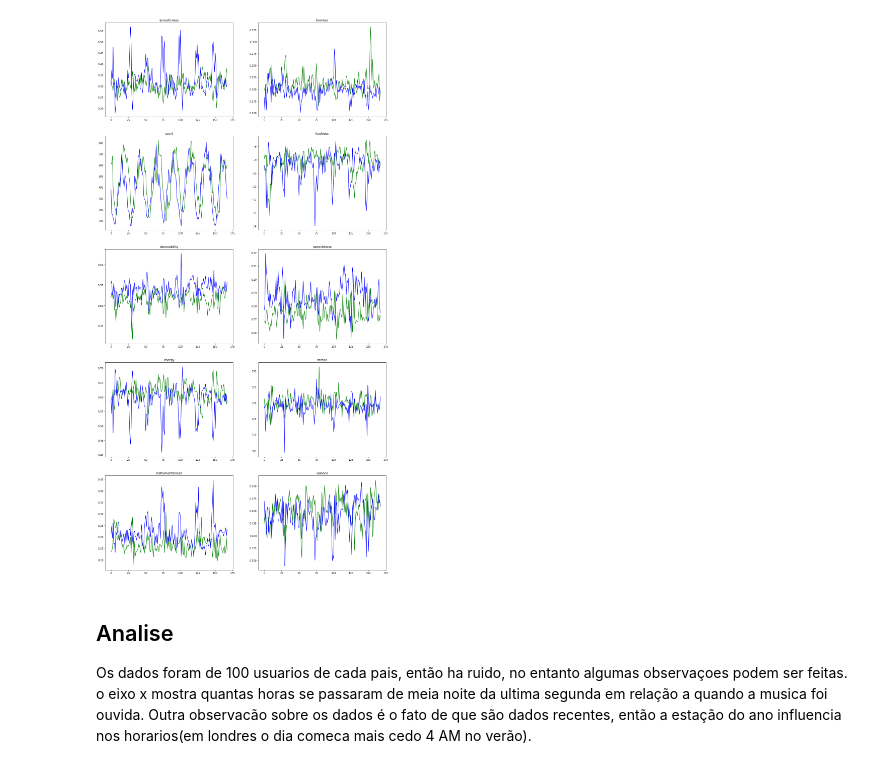
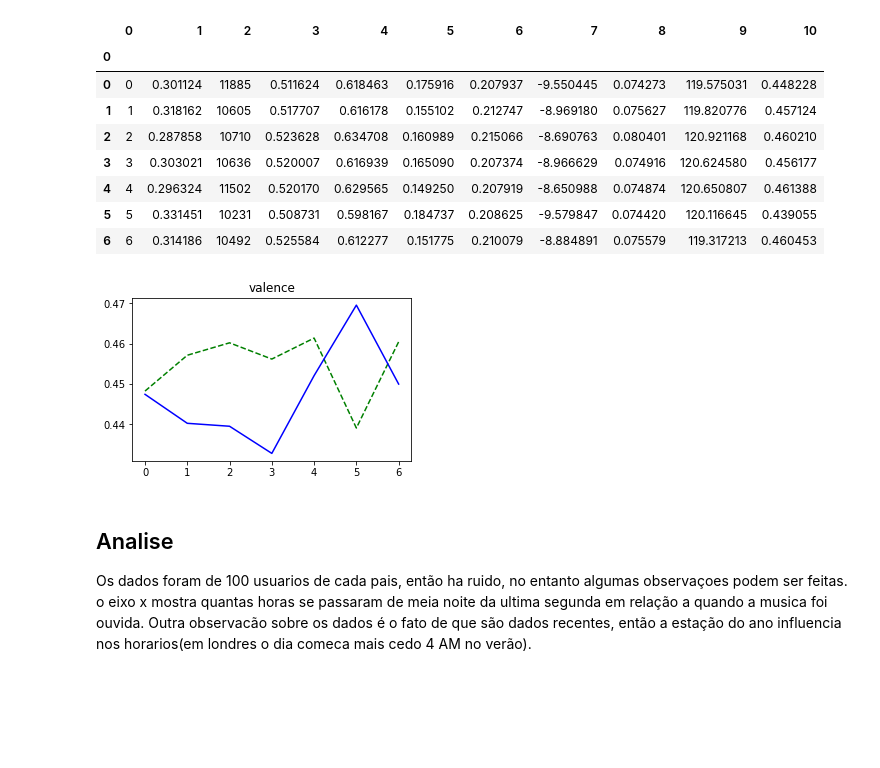
Before and after one commit to if1015-datascience-ufpe/2018-1-projeto-fb, a Jupyter notebook: Untitled1.ipynb, the cells around one changed output. Saved outputs shown, nothing was run; the diff lists cells and outputs as text; code cells hidden in the pictures; blank space fills up the shorter version.

```diff
--- a/Untitled1.ipynb
+++ b/Untitled1.ipynb
@@ -1,38 +1,55 @@
 # %%
 import pandas as pd
 # %%
-br_df = pd.read_csv('Brazil.csv', header=None)
+br_df = pd.read_csv('BR.csv', header=None)
 uk_df = pd.read_csv('UK.csv', header=None)
 
 def proc(df):
-    df2 = df.divide(df.loc[:,2],axis=0)
-    df2.loc[:,2] = df.loc[:,2]
-    df2.loc[:,0] = df.loc[:,0]
-    return df2
-
+    df2 = df
+    df3 = df
+    df3 = df2.groupby(by=df2.loc[:,0]//24)
+    df3=df3.sum()
+    df3.loc[:,0] = (df3.loc[:,0] - 276)//576
+    df3.loc[:,1] = df3.loc[:,1].divide(df3.loc[:,2], axis=0)
+    df3.loc[:,3:] = df3.loc[:,3:].divide(df3.loc[:,2], axis=0)
+    return df3
+br_df.loc[:,0] = (br_df.loc[:,0] + 164) % 168
 br_df = proc(br_df)
 uk_df = proc(uk_df)
+br_df
+# %% [output]
+|  | 0 | 1 | 2 | 3 | 4 | 5 | 6 | 7 | 8 | 9 | 10 |
+| 0 |  |  |  |  |  |  |  |  |  |  |  |
+| 0 | 0 | 0.301124 | 11885 | 0.511624 | 0.618463 | 0.175916 | 0.207937 | -9.550445 | 0.074273 | 119.575031 | 0.448228 |
+| 1 | 1 | 0.318162 | 10605 | 0.517707 | 0.616178 | 0.155102 | 0.212747 | -8.969180 | 0.075627 | 119.820776 | 0.457124 |
+| 2 | 2 | 0.287858 | 10710 | 0.523628 | 0.634708 | 0.160989 | 0.215066 | -8.690763 | 0.080401 | 120.921168 | 0.460210 |
+| 3 | 3 | 0.303021 | 10636 | 0.520007 | 0.616939 | 0.165090 | 0.207374 | -8.966629 | 0.074916 | 120.624580 | 0.456177 |
+| 4 | 4 | 0.296324 | 11502 | 0.520170 | 0.629565 | 0.149250 | 0.207919 | -8.650988 | 0.074874 | 120.650807 | 0.461388 |
+| 5 | 5 | 0.331451 | 10231 | 0.508731 | 0.598167 | 0.184737 | 0.208625 | -9.579847 | 0.074420 | 120.116645 | 0.439055 |
+| 6 | 6 | 0.314186 | 10492 | 0.525584 | 0.612277 | 0.151775 | 0.210079 | -8.884891 | 0.075579 | 119.317213 | 0.460453 |
 # %%
 import matplotlib.pyplot as plt
 import numpy as np
 
-fig, axs = plt.subplots(5, 2, figsize=(20, 40))
+fig, axs = plt.subplots(1, 1, figsize=(5, 3))
 
 titles=['acousticness', 'count', 'danceability', 'energy', 'instrumentalness', 'liveness',
           'loudness', 'speechiness', 'tempo', 'valence']
-for i in range(1,11):
-    br = br_df.loc[:, i]
-    uk = uk_df.loc[:, i]
-    x = i - 1
-    axs[x%5, x//5].plot(br_df.loc[:, 0], br, color='green')
-    axs[x%5, x//5].plot(uk_df.loc[:, 0], uk, color='blue')
-    axs[x%5, x//5].set(title=titles[x])
+
+i = 10
+br = br_df.loc[:, i]
+uk = uk_df.loc[:, i]
+x = i - 1
+axs.plot(br_df.loc[:, 0], br, 'g--')
+axs.plot(uk_df.loc[:, 0], uk, 'b-')
+axs.set(title=titles[x])
+plt.savefig('imgs/'+titles[i-1]+'_weekly.png')
 
 
 
 plt.show()
 # %% [output]
-[figure, old version]
+[figure, new version]
 # %% [markdown]
 ## Analise
 Os dados foram de 100 usuarios de cada pais, então ha ruido, no entanto algumas observaçoes podem ser feitas. o eixo x mostra quantas horas se passaram de meia noite da ultima segunda em relação a quando a musica foi ouvida. Outra observacão sobre os dados é o fato de que são dados recentes, então a estação do ano influencia nos horarios(em londres o dia comeca mais cedo 4 AM no verão).
```
Also changed, not shown: parts of 3 cells of this notebook, 24 other files.
